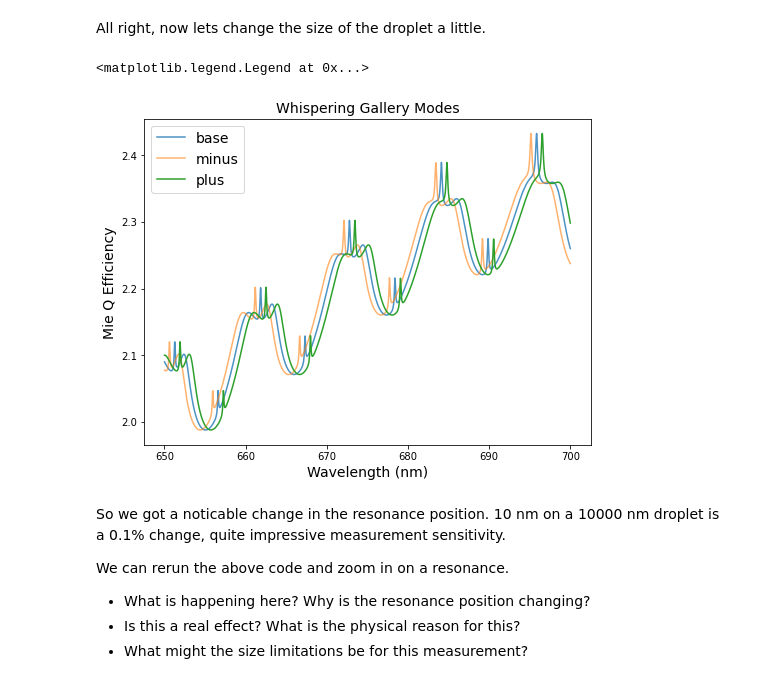
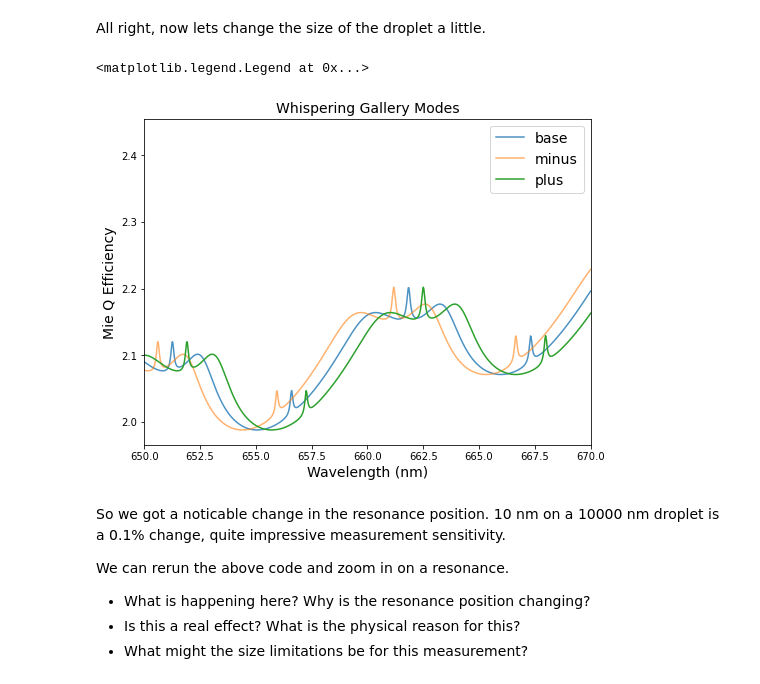
Before and after one commit to Gorkowski/Atmospheric_Science_Class, a Jupyter notebook: Classes/Part2/Lec9_Mie.ipynb, the cells around one changed output. Cells and saved outputs as stored; diff of their text form; code cells hidden in the pictures.

```diff
--- a/Classes/Part2/Lec9_Mie.ipynb
+++ b/Classes/Part2/Lec9_Mie.ipynb
@@ -296,17 +299,17 @@ WGMs_minus = ps.MieQ_withWavelengthRange(m, diameter-size_delta, nMedium=1.0, wa
 # %%
 fig, ax = plt.subplots(1, 1, figsize=(8, 6))
 ax.plot(WGMs_dp1[0], WGMs_dp1[1], label='base', alpha = 0.8)
 ax.plot(WGMs_minus[0], WGMs_minus[1], label='minus', alpha = 0.6)
 ax.plot(WGMs_plus[0], WGMs_plus[1], label='plus')
 ax.set_xlabel('Wavelength (nm)', fontsize = 14)
 ax.set_ylabel('Mie Q Efficiency', fontsize = 14)
 ax.set_title('Whispering Gallery Modes', fontsize = 14)
-# ax.set_xlim(650, 670)
+ax.set_xlim(650, 670)
 # ax.set_xlim(667, 668)
 ax.legend(fontsize = 14)
 # %% [output]
 <matplotlib.legend.Legend at 0x...>
-[figure, old version]
+[figure, new version]
 # %% [markdown]
 So we got a noticable change in the resonance position. 10 nm on a 10000 nm droplet is a 0.1% change, quite impressive measurement sensitivity.
 
```
Also changed, not shown: parts of 20 cells of this notebook.
